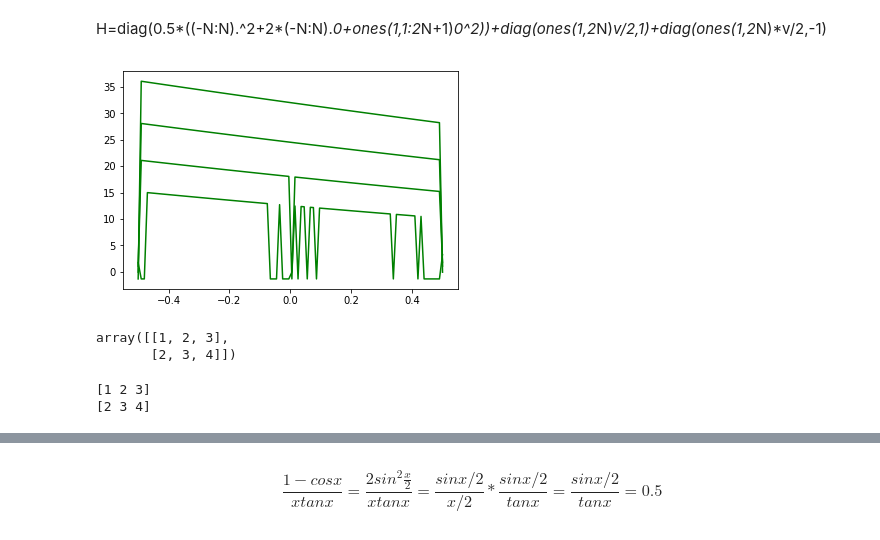
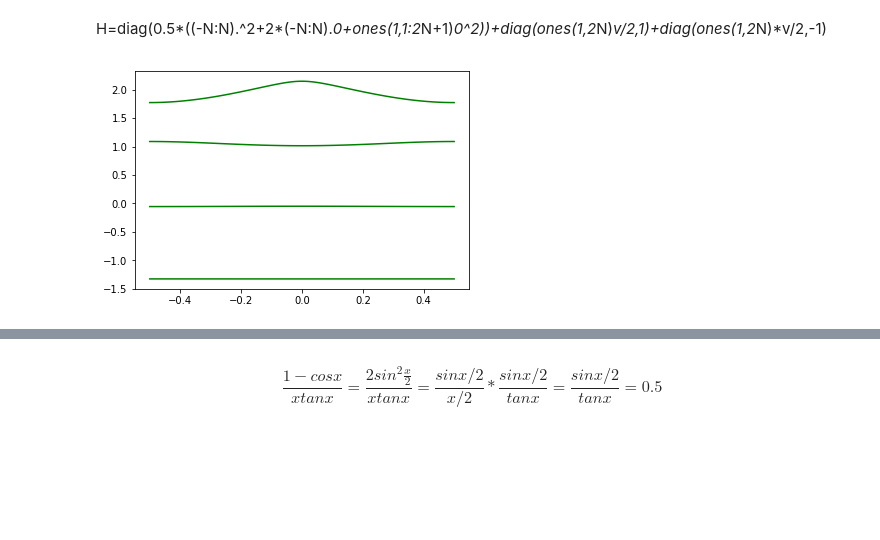
Before and after one commit to xuleichao/SolitonSolver, a Jupyter notebook: fsolver.ipynb, the cells around one changed output, grey strips where cells are left out. Drawn from its saved outputs; the diff is of its cells as text; code cells hidden in the pictures; blank space fills up the shorter version.

```diff
--- a/fsolver.ipynb
+++ b/fsolver.ipynb
@@ -104,37 +104,26 @@ v = 2
 # %%
 def linear_gap_calculation(k):
     '''
     线性带的计算，k 为参数
     超参数 n = 20
     '''
     diag_mx = np.arange(-n, n+1, 1)
     a = np.ones((2 * n + 1))
     H = np.diag(0.5 * (diag_mx ** 2 + 2 * diag_mx * k + a * k ** 2))+ \
             np.diag(np.ones((2 * n)) * v / 2, 1) + np.diag(np.ones((2 * n)) * v / 2, -1)
     eig_value, eig_v = np.linalg.eig(H)
     return eig_value, eig_v
 
 def gnrt_linear_graph():
     x = np.linspace(-0.5, 0.5, 100)
     value_lst = np.array([linear_gap_calculation(i)[0] for i in x]).T
-    for i in value_lst[12:16]:
+    value_lst.sort(0)
+    for i in value_lst[:4]:
         #print(i)
         plt.plot(x, i, 'g-')
     plt.show()
     return value_lst
 
 a = gnrt_linear_graph()
 # %% [output]
-[figure, old version]
+[figure, new version]
-# %%
-b = np.array([[1,2,3],[2,3,4]])
-b
-# %% [output]
-array([[1, 2, 3],
-       [2, 3, 4]])
-# %%
-for i in b:
-    print(i)
-# %% [output]
-[1 2 3]
-[2 3 4]
```
Also changed, not shown: parts of 3 cells of this notebook.
